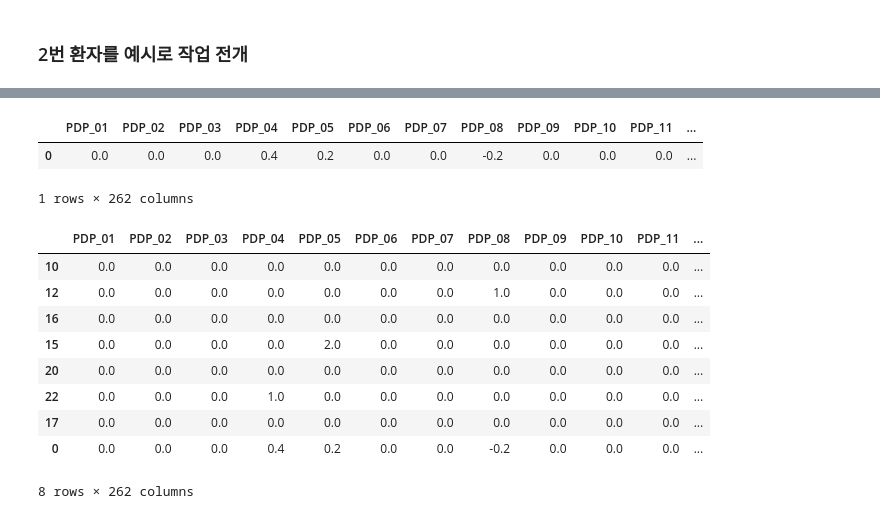
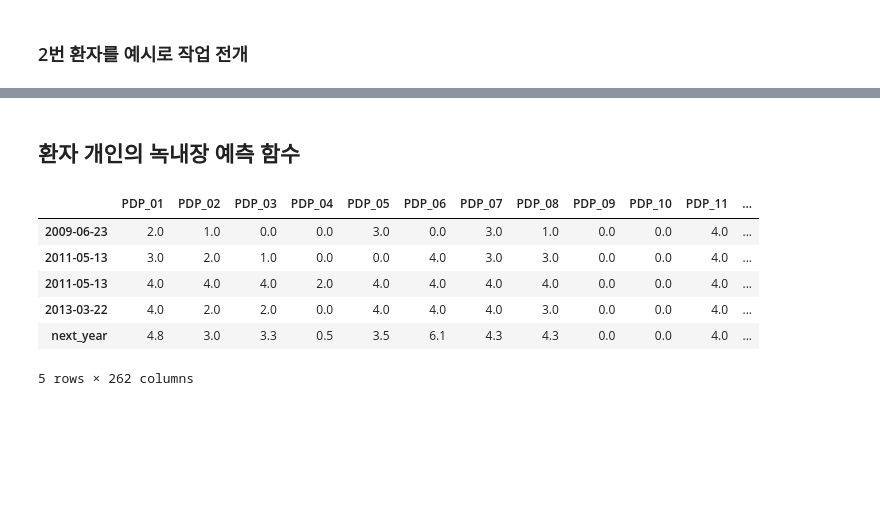
Before and after one commit to herjh0405/Glaucoma, a Jupyter notebook: 001. 데이터 전처리.ipynb, the cells around one changed output, grey strips where cells are left out. Drawn from its saved outputs; the diff is of its cells as text; code cells hidden in the pictures; blank space fills up the shorter version.

Commit message:
환자별 녹내장 linear regression 예측

```diff
--- a/001. 데이터 전처리.ipynb
+++ b/001. 데이터 전처리.ipynb
@@ -117,19 +74,40 @@ y
-# %%
-pd.DataFrame(predict_list, index = y.columns).T
-# %% [output]
-|  | PDP_01 | PDP_02 | PDP_03 | PDP_04 | PDP_05 | PDP_06 | PDP_07 | PDP_08 | PDP_09 | PDP_10 | PDP_11 | ... |
-| 0 | 0.0 | 0.0 | 0.0 | 0.4 | 0.2 | 0.0 | 0.0 | -0.2 | 0.0 | 0.0 | 0.0 | ... |
-1 rows × 262 columns
-# %%
-pd.concat([y, pd.DataFrame(predict_list, index = y.columns).T])
-# %% [output]
-|  | PDP_01 | PDP_02 | PDP_03 | PDP_04 | PDP_05 | PDP_06 | PDP_07 | PDP_08 | PDP_09 | PDP_10 | PDP_11 | ... |
-| 10 | 0.0 | 0.0 | 0.0 | 0.0 | 0.0 | 0.0 | 0.0 | 0.0 | 0.0 | 0.0 | 0.0 | ... |
-| 12 | 0.0 | 0.0 | 0.0 | 0.0 | 0.0 | 0.0 | 0.0 | 1.0 | 0.0 | 0.0 | 0.0 | ... |
-| 16 | 0.0 | 0.0 | 0.0 | 0.0 | 0.0 | 0.0 | 0.0 | 0.0 | 0.0 | 0.0 | 0.0 | ... |
-| 15 | 0.0 | 0.0 | 0.0 | 0.0 | 2.0 | 0.0 | 0.0 | 0.0 | 0.0 | 0.0 | 0.0 | ... |
-| 20 | 0.0 | 0.0 | 0.0 | 0.0 | 0.0 | 0.0 | 0.0 | 0.0 | 0.0 | 0.0 | 0.0 | ... |
-| 22 | 0.0 | 0.0 | 0.0 | 1.0 | 0.0 | 0.0 | 0.0 | 0.0 | 0.0 | 0.0 | 0.0 | ... |
-| 17 | 0.0 | 0.0 | 0.0 | 0.0 | 0.0 | 0.0 | 0.0 | 0.0 | 0.0 | 0.0 | 0.0 | ... |
-| 0 | 0.0 | 0.0 | 0.0 | 0.4 | 0.2 | 0.0 | 0.0 | -0.2 | 0.0 | 0.0 | 0.0 | ... |
-8 rows × 262 columns
+# %%
+pid_2 = df_sam2[(df_sam2['PID']==2) & (df_sam2['Eye']=='OS')].copy()
+pid_2['Exam Date'] = pid_2['Exam Date'].apply(lambda x : x[:10])
+X = pd.to_datetime(pid_2['Exam Date']).map(dt.datetime.toordinal)
+y = pid_2.iloc[:, 17:].dropna(axis = 1)
+line_fitter = LinearRegression()
+line_fitter.fit(X.values.reshape(-1,1), y)
+
+predict_list = np.round(line_fitter.predict([[X.iloc[-1]+365]]), 1)[0]
+y.index = pid_2['Exam Date']
+pd.concat([y, pd.DataFrame(predict_list, index = y.columns).T])
+# %% [markdown]
+## 환자 개인의 녹내장 예측 함수
+# %%
+def predict_person(pid, eye):
+    pid_person = df_sam2[(df_sam2['PID']==pid) & (df_sam2['Eye']==eye)]
+    pid_person['Exam Date'] = pid_person['Exam Date'].apply(lambda x : x[:10])
+
+    X = pd.to_datetime(pid_person['Exam Date']).map(dt.datetime.toordinal)
+    y = pid_person.iloc[:, 17:].dropna(axis = 1)
+
+    line_fitter = LinearRegression()
+    line_fitter.fit(X.values.reshape(-1,1), y)
+
+    predict_list = np.round(line_fitter.predict([[X.iloc[-1]+365]]), 1)[0]
+
+    y.index = pid_person['Exam Date']
+    person_df = pd.concat([y, pd.DataFrame(predict_list, index = y.columns, columns = ['next_year']).T])
+
+    return person_df
+# %%
+predict_person(6, 'OS')
+# %% [output]
+|  | PDP_01 | PDP_02 | PDP_03 | PDP_04 | PDP_05 | PDP_06 | PDP_07 | PDP_08 | PDP_09 | PDP_10 | PDP_11 | ... |
+| 2009-06-23 | 2.0 | 1.0 | 0.0 | 0.0 | 3.0 | 0.0 | 3.0 | 1.0 | 0.0 | 0.0 | 4.0 | ... |
+| 2011-05-13 | 3.0 | 2.0 | 1.0 | 0.0 | 0.0 | 4.0 | 3.0 | 3.0 | 0.0 | 0.0 | 4.0 | ... |
+| 2011-05-13 | 4.0 | 4.0 | 4.0 | 2.0 | 4.0 | 4.0 | 4.0 | 4.0 | 0.0 | 0.0 | 4.0 | ... |
+| 2013-03-22 | 4.0 | 2.0 | 2.0 | 0.0 | 4.0 | 4.0 | 4.0 | 3.0 | 0.0 | 0.0 | 4.0 | ... |
+| next_year | 4.8 | 3.0 | 3.3 | 0.5 | 3.5 | 6.1 | 4.3 | 4.3 | 0.0 | 0.0 | 4.0 | ... |
+5 rows × 262 columns
```
Also changed, not shown: parts of 12 cells of this notebook.
